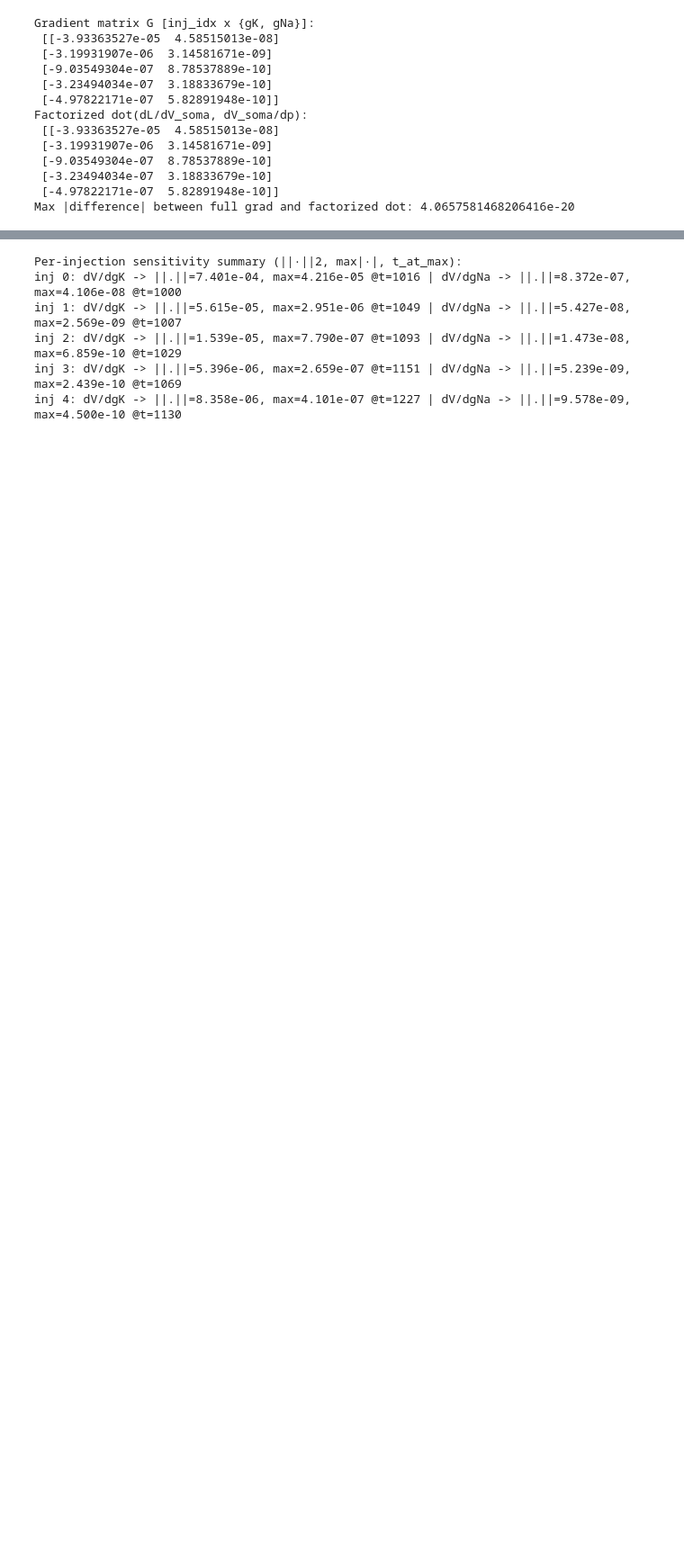
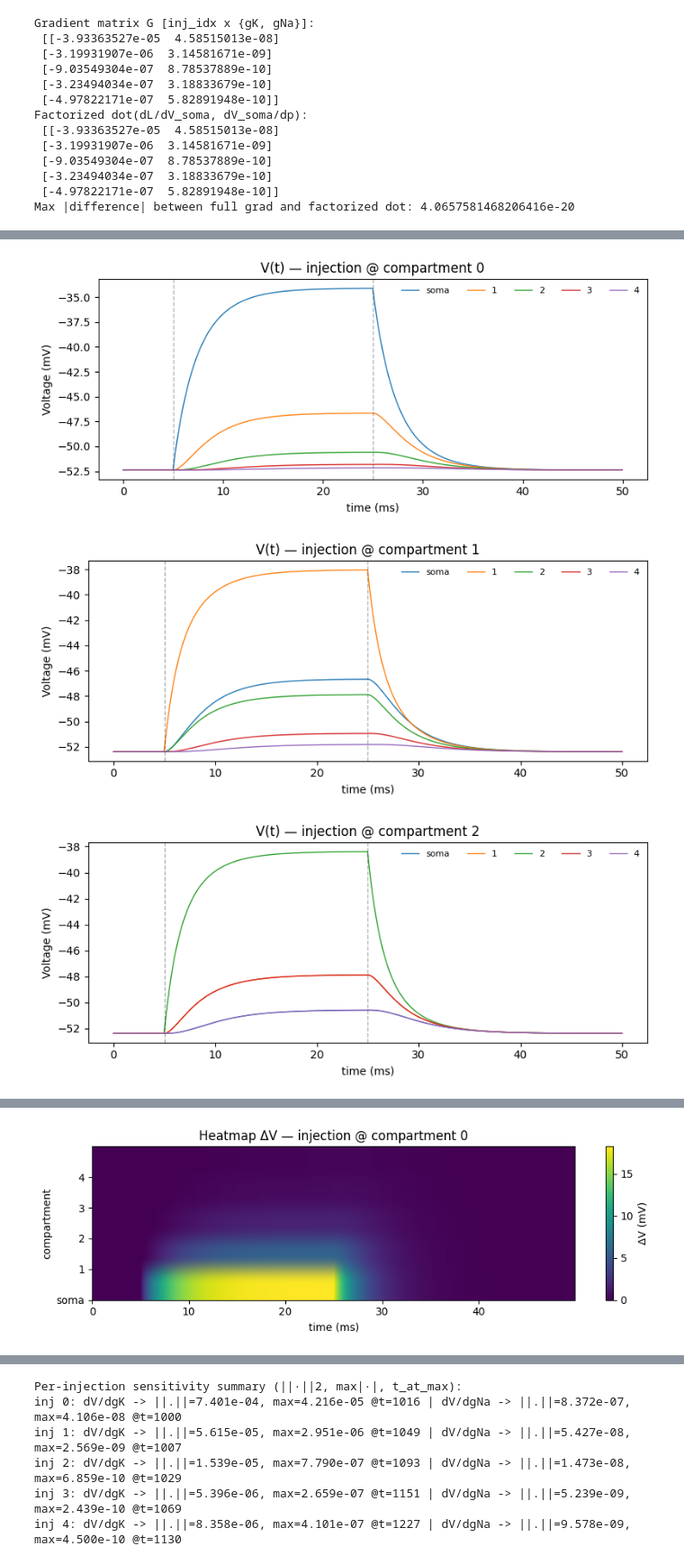
Before and after one commit to itzelts/jaxneuro, a Jupyter notebook: notebooks/003_multicomp.ipynb, the cells around one changed output, grey strips where cells are left out. Shown at 90% size. Drawn from its saved outputs; the diff is of its cells as text; code cells hidden in the pictures; blank space fills up the shorter version.

```diff
--- a/notebooks/003_multicomp.ipynb
+++ b/notebooks/003_multicomp.ipynb
@@ -678,0 +761,21 @@ Max |difference| between full grad and factorized dot: 4.0657581468206416e-20
+# %%
+# === 1) Run all five single-site injections and collect V(t,c) ===
+import numpy as np
+import jax
+
+def simulate_all_injections(model, phys_params, inj_currents, dt):
+    """Returns volts_by_inj: list of 5 arrays, each (T, C)"""
+    volts_by_inj = []
+    with jax.disable_jit():  # concrete arrays for plotting/saving
+        for I_i in inj_currents:
+            V = model.simulate(phys_params, I_i, dt=dt)  # (T, C) JAX array
+            volts_by_inj.append(np.asarray(V))
+    return volts_by_inj
+
+# choose which parameter set to visualize
+phys_params_for_viz = phys_learner  # or phys_true
+volts_by_inj = simulate_all_injections(model, phys_params_for_viz, inj_currents, dt)
+
+# quick sanity
+T_check, C_check = volts_by_inj[0].shape
+print(f"[info] collected V: {len(volts_by_inj)} injections, each shape = ({T_check}, {C_check})")
@@ -678,0 +835,28 @@ Max |difference| between full grad and factorized dot: 4.0657581468206416e-20
+# %%
+# === 4) Produce the figures you want (no analysis, just infrastructure) ===
+comp_labels = ["soma", "1", "2", "3", "4"]
+
+# (a) Time-trace overlays: one figure per injection
+for i, V_i in enumerate(volts_by_inj):
+    plot_traces_for_injection(
+        V_i, dt, delay=delay, dur=dur,
+        title=f"V(t) — injection @ compartment {i}",
+        comp_labels=comp_labels
+    )
+
+# (b) Space–time heatmaps: one figure per injection
+for i, V_i in enumerate(volts_by_inj):
+    plot_spacetime_heatmap(
+        V_i, dt, delay=delay,
+        title=f"Heatmap ΔV — injection @ compartment {i}",
+        comp_labels=comp_labels,
+        baseline_subtract=True
+    )
+
+# (c) (optional) Snapshot panels across compartments at selected times
+times = [4.9, 5.05, 5.30, 6.0, 7.5, 10.0, 15.0, 25.0, 26.0, 35.0, 49.0]
+plot_all_injections(volts_by_inj, times, dt, comp_labels=comp_labels)
+# %% [output]
+[figure, added]
+[figure, added]
+[figure, added]
@@ -678,0 +865 @@ Max |difference| between full grad and factorized dot: 4.0657581468206416e-20
+[figure, added]
```
Also changed, not shown: parts of 15 cells of this notebook.
